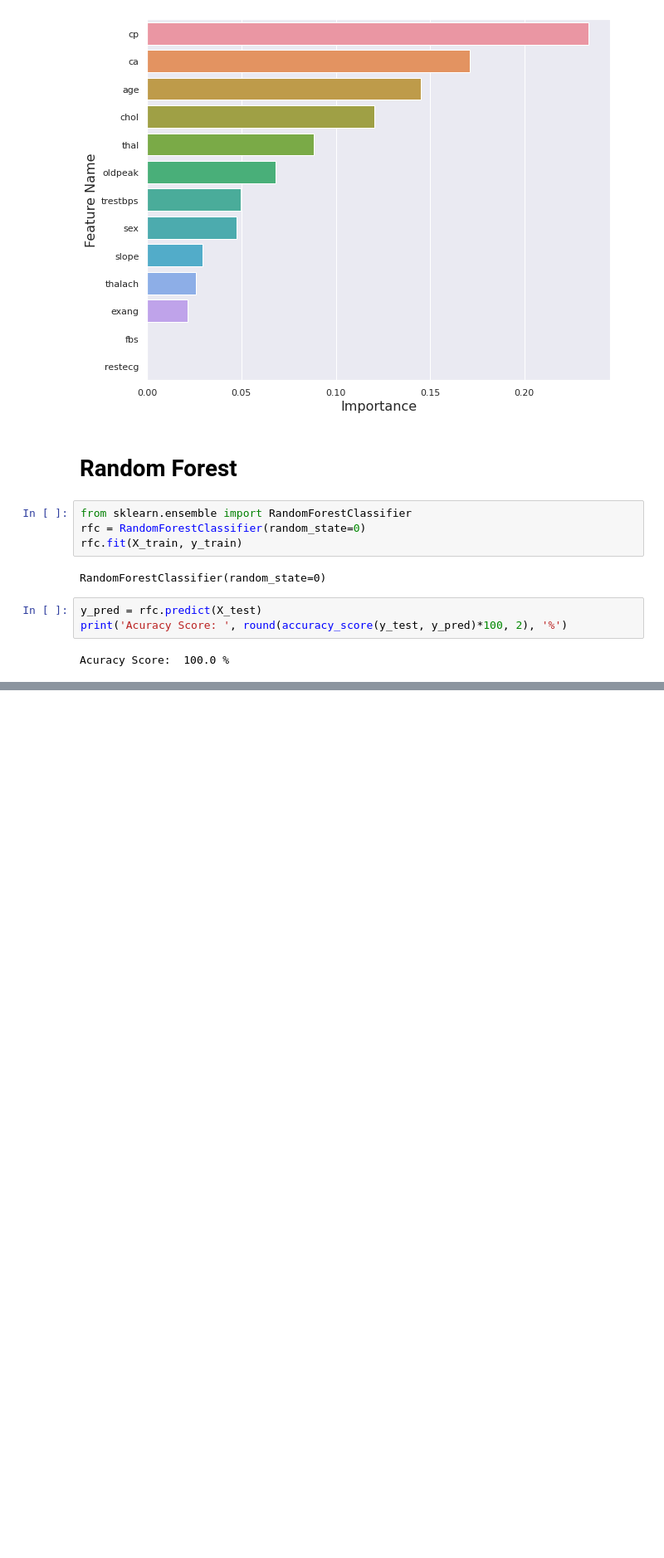
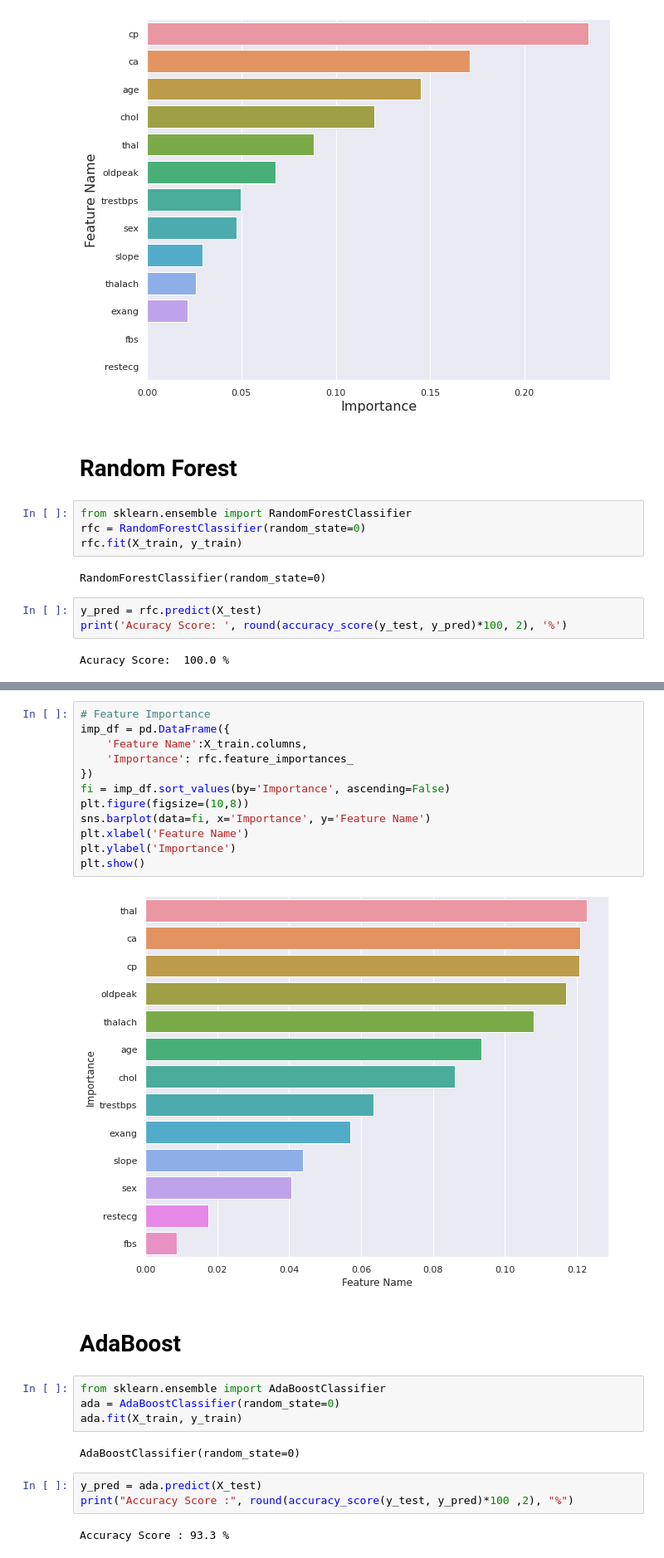
Before and after one commit to AzadMehedi/ML-Projects, a Jupyter notebook: Heart_Disease_Prediction.ipynb, the cells around one changed output, grey strips where cells are left out. Shown: that part at 83% size. Drawn from its saved outputs; the diff is of its cells as text; blank space fills up the shorter version.

```diff
--- a/Heart_Disease_Prediction.ipynb
+++ b/Heart_Disease_Prediction.ipynb
@@ -278,0 +288,27 @@ Acuracy Score:  100.0 %
+# %%
+# Feature Importance
+imp_df = pd.DataFrame({
+    'Feature Name':X_train.columns,
+    'Importance': rfc.feature_importances_
+})
+fi = imp_df.sort_values(by='Importance', ascending=False)
+plt.figure(figsize=(10,8))
+sns.barplot(data=fi, x='Importance', y='Feature Name')
+plt.xlabel('Feature Name')
+plt.ylabel('Importance')
+plt.show()
+# %% [output]
+[figure, added]
+# %% [markdown]
+# AdaBoost
+# %%
+from sklearn.ensemble import AdaBoostClassifier
+ada = AdaBoostClassifier(random_state=0)
+ada.fit(X_train, y_train)
+# %% [output]
+AdaBoostClassifier(random_state=0)
+# %%
+y_pred = ada.predict(X_test)
+print("Accuracy Score :", round(accuracy_score(y_test, y_pred)*100 ,2), "%")
+# %% [output]
+Accuracy Score : 93.3 %
```
Also changed, not shown: parts of 4 cells of this notebook.
